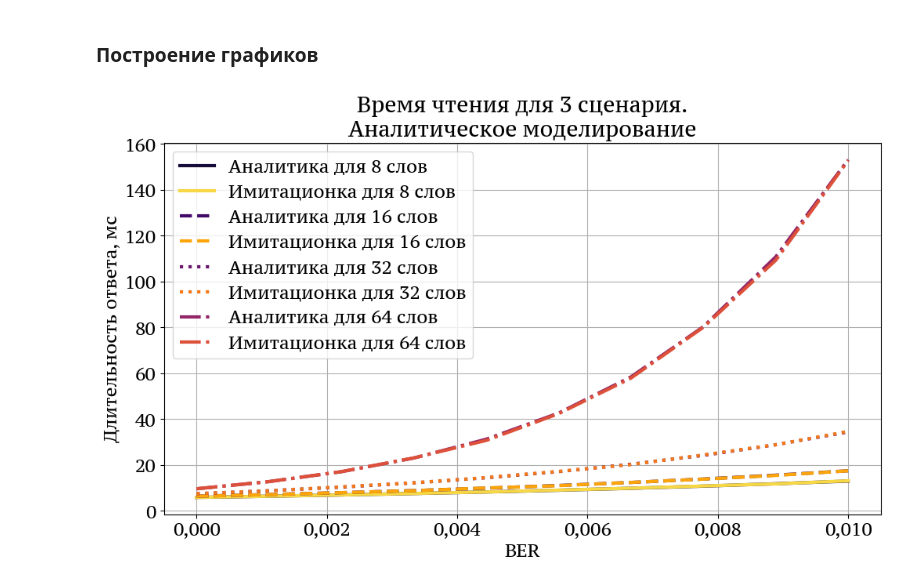
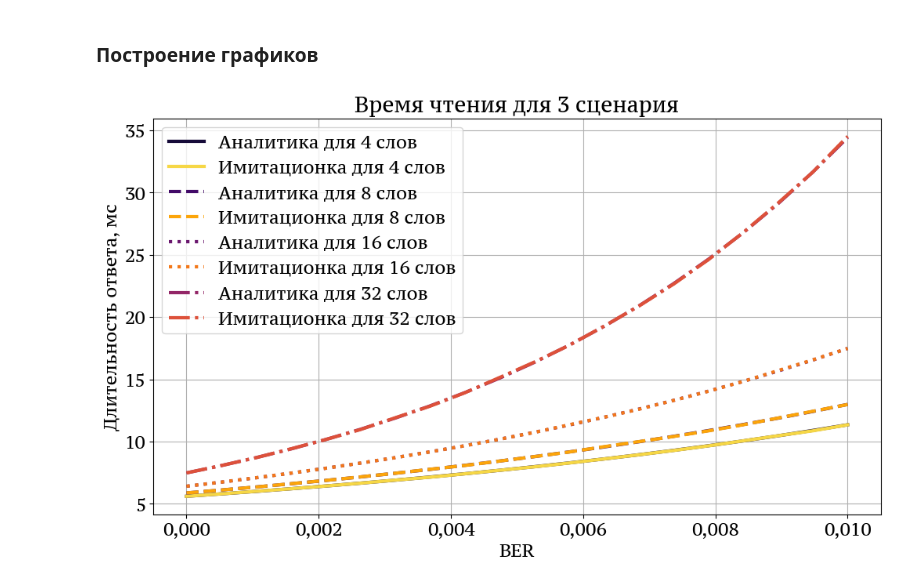
Before and after one commit to VilmenAbramian/simulation, a Jupyter notebook: pysim/experiments/analitical_graphs.ipynb, the cells around one changed output. Drawn from its saved outputs; the diff is of its cells as text; code cells hidden in the pictures.

```diff
--- a/pysim/experiments/analitical_graphs.ipynb
+++ b/pysim/experiments/analitical_graphs.ipynb
@@ -38,10 +38,10 @@ from utility.jupyter_helpers import setup_matplotlib, get_color, savefig, \
 # %% [markdown]
 ### Параметры модели
 # %%
-POINTS_NUMBER = 10 # Количество моделируемых точек (= имитационок)
+POINTS_NUMBER = 20 # Количество моделируемых точек (= имитационок)
 BER = np.linspace(0, 0.01, num=POINTS_NUMBER) # Для рассчёта нескольких точек
 # Количество повторов в одной симуляции (чем больше, тем выше точность)
-DEFAULT_MAX_TRANSMISSIONS = 2000
+DEFAULT_MAX_TRANSMISSIONS = 50_000
 delta = 1e-5 # с. Константа для рассчёта времени
 # %% [markdown]
 ### Изменяемые параметры
@@ -56,7 +56,7 @@ TRExt = (False,)
 
 # Выбор сценариев и режимов
 scenario: int = 3 # 1,2,3
-words_numbers: tuple = (8, 16, 32, 64) # Для семейства кривых
+words_numbers: tuple = (4, 8, 16, 32) # Для семейства кривых
 chunks_number = 4
 # %% [markdown]
 ## Инициализация команд и ответов
@@ -165,7 +165,7 @@ fig, ax = plt.subplots(figsize=(10, 6), layout='constrained')
 
 ax.set_xlabel('BER')
 ax.set_ylabel('Длительность ответа, мс')
-ax.set_title(f'Время чтения для {scenario} сценария.\nАналитическое моделирование')
+ax.set_title(f'Время чтения для {scenario} сценария')
 
 # 1я пара
 # --------------------------------------
@@ -201,32 +201,32 @@ ax.plot(
 ax.plot(
     BER, analit_res_list[2],
     linewidth=3, linestyle='dotted',
     label=f'Аналитика для {words_numbers[2]} слов',
     color=get_color(0.3)
 )
 ax.plot(
     BER, results_list[2],
     linewidth=3, linestyle='dotted',
     label=f'Имитационка для {words_numbers[2]} слов',
     color=get_color(0.7)
 )
 # 4я пара
 # --------------------------------------
 ax.plot(
     BER, analit_res_list[3],
     linewidth=3, linestyle='dashdot',
     label=f'Аналитика для {words_numbers[3]} слов',
     color=get_color(0.4)
 )
 ax.plot(
     BER, results_list[3],
     linewidth=3, linestyle='dashdot',
     label=f'Имитационка для {words_numbers[3]} слов',
     color=get_color(0.6)
 )
 # --------------------------------------
 plt.legend()
 plt.grid()
-plt.savefig(f'Аналитика + имитационка для {scenario} сценария.')
+plt.savefig(f'Аналитика + имитационка для {scenario} сценария для длинных сообщений')
 # %% [output]
-[figure, old version]
+[figure, new version]
```
Also changed, not shown: parts of 1 cell of this notebook, 2 other files.
